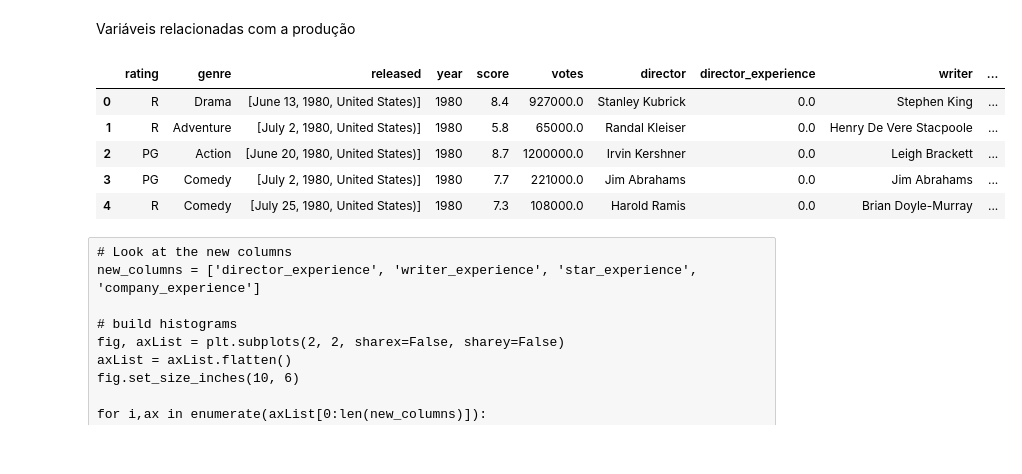
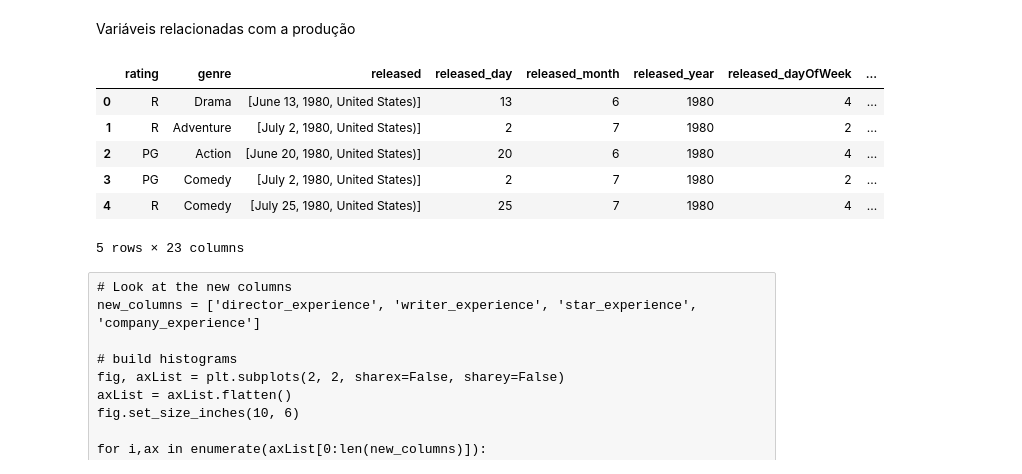
Before and after one commit to vascoliveira2511/DAA, a Jupyter notebook: trabalho/cinema.ipynb, the cells around one changed output. Drawn from its saved outputs; the diff is of its cells as text; code cells hidden in the pictures.

```diff
--- a/trabalho/cinema.ipynb
+++ b/trabalho/cinema.ipynb
@@ -339,35 +339,36 @@ Variáveis relacionadas com a produção
 # %%
 df = df.reset_index(drop=True).copy()
 
 # create empty columns
 df['director_experience'] = np.nan
 df['writer_experience'] = np.nan
 df['star_experience'] = np.nan
 df['company_experience'] = np.nan
 
 # calculate experience and save calculated values in new columns
 for i in range(len(df)):
     df.loc[i, 'director_experience'] = len(df[(df['director'] == df.loc[i]['director'])
                                                   & (df['year'] < df.loc[i]['year'])])
     df.loc[i, 'writer_experience'] = len(df[(df['writer'] == df.loc[i]['writer'])
                                                   & (df['year'] < df.loc[i]['year'])])
     df.loc[i, 'star_experience'] = len(df[(df['star'] == df.loc[i]['star'])
                                                   & (df['year'] < df.loc[i]['year'])])
     df.loc[i, 'company_experience'] = len(df[(df['company'] == df.loc[i]['company'])
                                                   & (df['year'] < df.loc[i]['year'])])
 
 # reorder columns
-data_clean = df[['rating', 'genre', 'released', 'year', 'score', 'votes', 'director', 'director_experience',
+data_clean = df[['rating', 'genre', 'released', 'released_day', 'released_month', 'released_year', 'released_dayOfWeek', 'released_country', 'year', 'score', 'votes', 'director', 'director_experience',
                           'writer', 'writer_experience', 'star', 'star_experience', 'country',
                           'budget', 'gross', 'company', 'company_experience', 'runtime']].copy()
 data_clean.head()
 # %% [output]
-|  | rating | genre | released | year | score | votes | director | director_experience | writer | ... |
-| 0 | R | Drama | [June 13, 1980, United States)] | 1980 | 8.4 | 927000.0 | Stanley Kubrick | 0.0 | Stephen King | ... |
-| 1 | R | Adventure | [July 2, 1980, United States)] | 1980 | 5.8 | 65000.0 | Randal Kleiser | 0.0 | Henry De Vere Stacpoole | ... |
-| 2 | PG | Action | [June 20, 1980, United States)] | 1980 | 8.7 | 1200000.0 | Irvin Kershner | 0.0 | Leigh Brackett | ... |
-| 3 | PG | Comedy | [July 2, 1980, United States)] | 1980 | 7.7 | 221000.0 | Jim Abrahams | 0.0 | Jim Abrahams | ... |
-| 4 | R | Comedy | [July 25, 1980, United States)] | 1980 | 7.3 | 108000.0 | Harold Ramis | 0.0 | Brian Doyle-Murray | ... |
+|  | rating | genre | released | released_day | released_month | released_year | released_dayOfWeek | ... |
+| 0 | R | Drama | [June 13, 1980, United States)] | 13 | 6 | 1980 | 4 | ... |
+| 1 | R | Adventure | [July 2, 1980, United States)] | 2 | 7 | 1980 | 2 | ... |
+| 2 | PG | Action | [June 20, 1980, United States)] | 20 | 6 | 1980 | 4 | ... |
+| 3 | PG | Comedy | [July 2, 1980, United States)] | 2 | 7 | 1980 | 2 | ... |
+| 4 | R | Comedy | [July 25, 1980, United States)] | 25 | 7 | 1980 | 4 | ... |
+5 rows × 23 columns
 # %% [raw]
 # Look at the new columns
 new_columns = ['director_experience', 'writer_experience', 'star_experience', 'company_experience']
```
Also changed, not shown: parts of 24 cells of this notebook.
